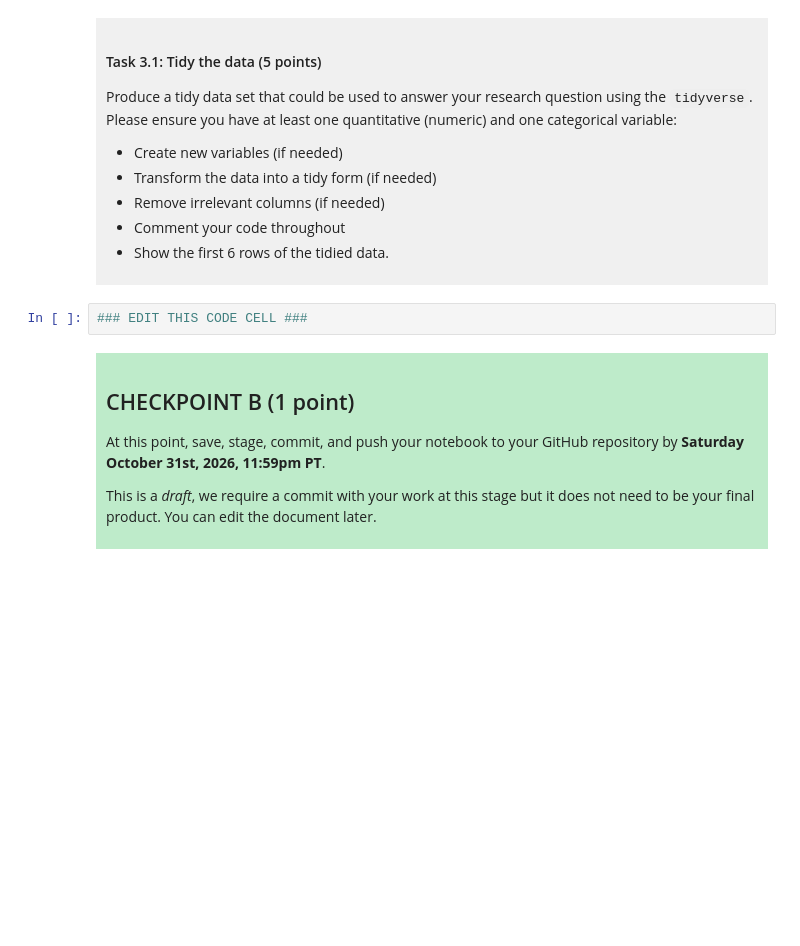
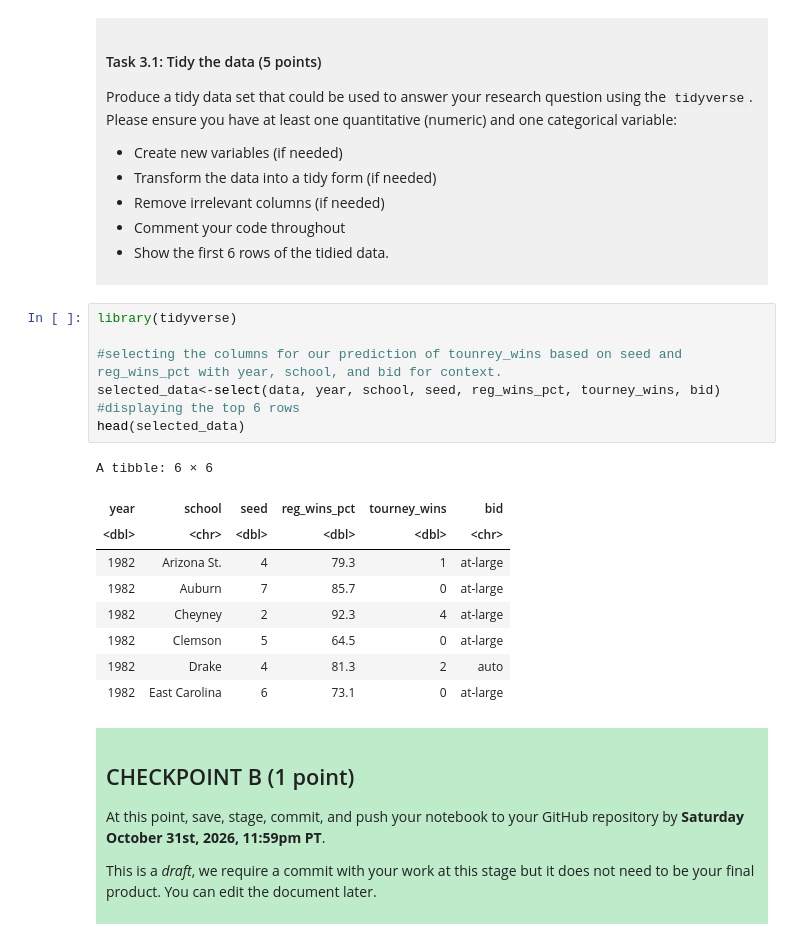
Before and after one commit to llvanmaren/dsci-100-project-luka-vanmaren, a Jupyter notebook: dsci-100-project-notebook.ipynb, the cells around one changed output. Cells and saved outputs as stored; diff of their text form; blank space fills up the shorter version.

Commit message:
Identified our research question and selected the columns needed for the prediction.

```diff
--- a/dsci-100-project-notebook.ipynb
+++ b/dsci-100-project-notebook.ipynb
@@ -212,7 +213,22 @@ Produce a tidy data set that could be used to answer your research question usin
 
 </div>
 # %%
-### EDIT THIS CODE CELL ###
+library(tidyverse)
+
+#selecting the columns for our prediction of tounrey_wins based on seed and reg_wins_pct with year, school, and bid for context.
+selected_data<-select(data, year, school, seed, reg_wins_pct, tourney_wins, bid)
+#displaying the top 6 rows
+head(selected_data)
+# %% [output]
+A tibble: 6 × 6
+| year | school | seed | reg_wins_pct | tourney_wins | bid |
+| <dbl> | <chr> | <dbl> | <dbl> | <dbl> | <chr> |
+| 1982 | Arizona St. | 4 | 79.3 | 1 | at-large |
+| 1982 | Auburn | 7 | 85.7 | 0 | at-large |
+| 1982 | Cheyney | 2 | 92.3 | 4 | at-large |
+| 1982 | Clemson | 5 | 64.5 | 0 | at-large |
+| 1982 | Drake | 4 | 81.3 | 2 | auto |
+| 1982 | East Carolina | 6 | 73.1 | 0 | at-large |
 # %% [markdown]
 <div style="background-color: #beebca; padding: 10px;">
 
```
Also changed, not shown: parts of 3 cells of this notebook.
